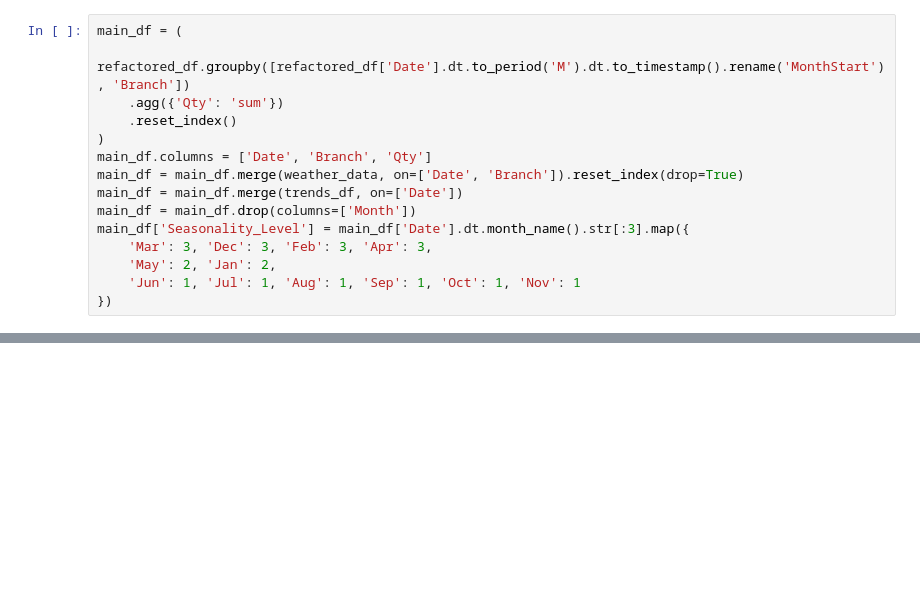
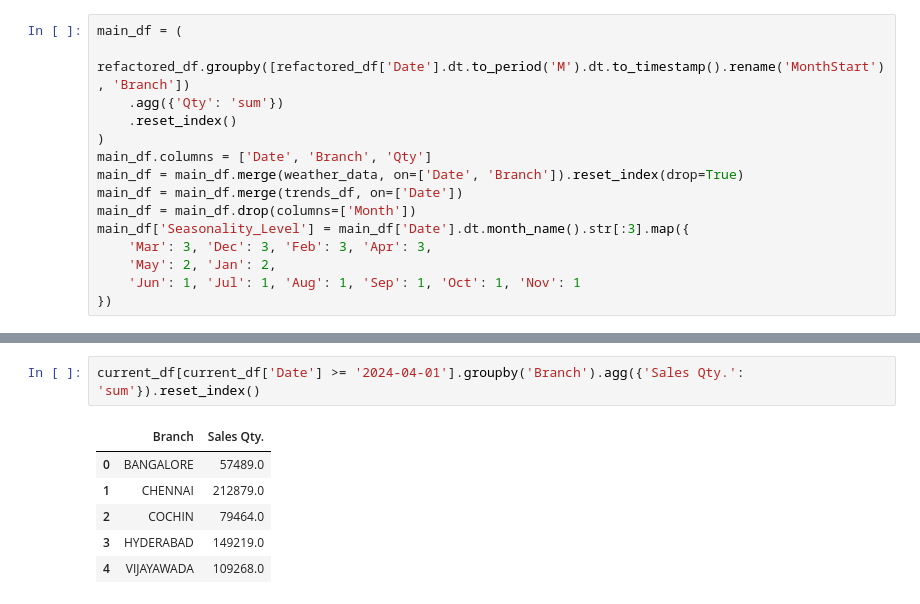
Before and after one commit to thesloppyguy/project_future_projection, a Jupyter notebook: rnd/Notebooks/Majelan.ipynb, the cells around one changed output, grey strips where cells are left out. Drawn from its saved outputs; the diff is of its cells as text; blank space fills up the shorter version.

```diff
--- a/rnd/Notebooks/Majelan.ipynb
+++ b/rnd/Notebooks/Majelan.ipynb
@@ -1158,0 +1522,9 @@ print(f"Total training time: {sum(cb_results['training_times'].values()):.2f} se
+# %%
+current_df[current_df['Date'] >= '2024-04-01'].groupby('Branch').agg({'Sales Qty.': 'sum'}).reset_index()
+# %% [output]
+|  | Branch | Sales Qty. |
+| 0 | BANGALORE | 57489.0 |
+| 1 | CHENNAI | 212879.0 |
+| 2 | COCHIN | 79464.0 |
+| 3 | HYDERABAD | 149219.0 |
+| 4 | VIJAYAWADA | 109268.0 |
```
Also changed, not shown: parts of 13 cells of this notebook, 7 other files.
